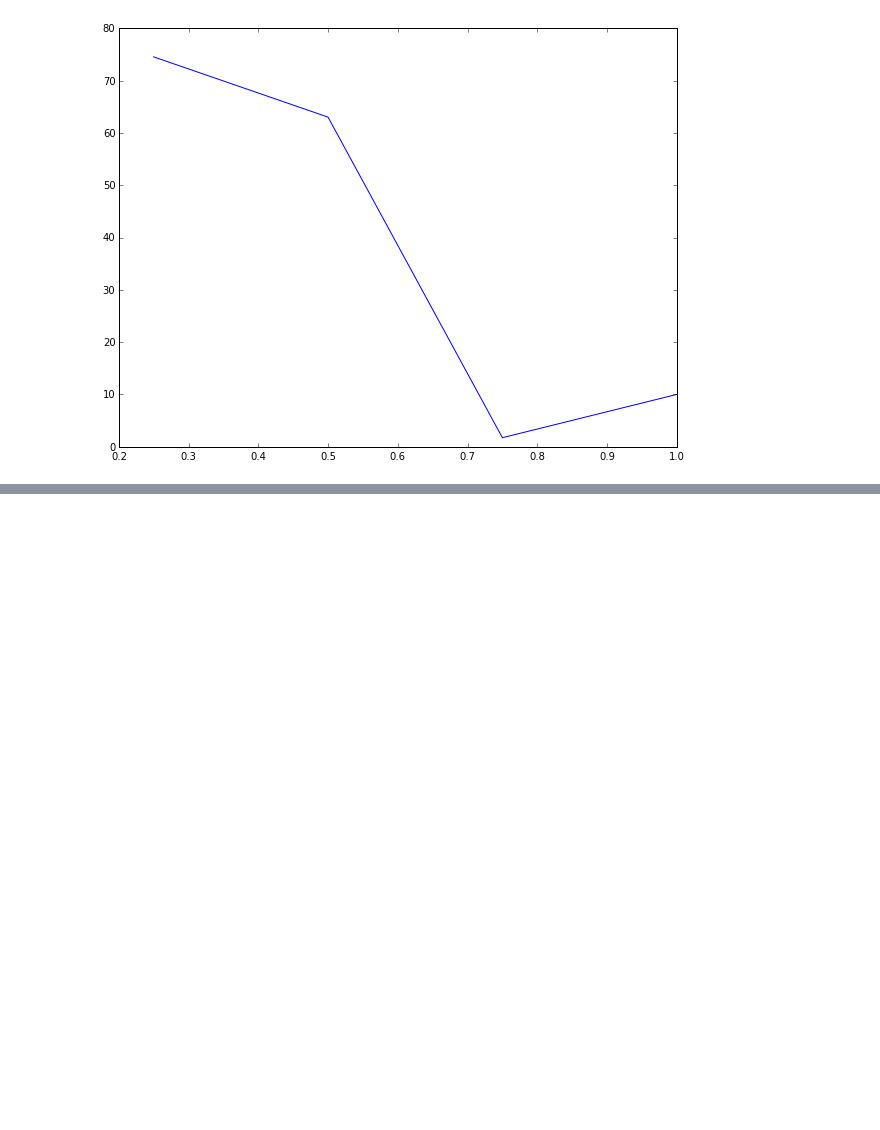
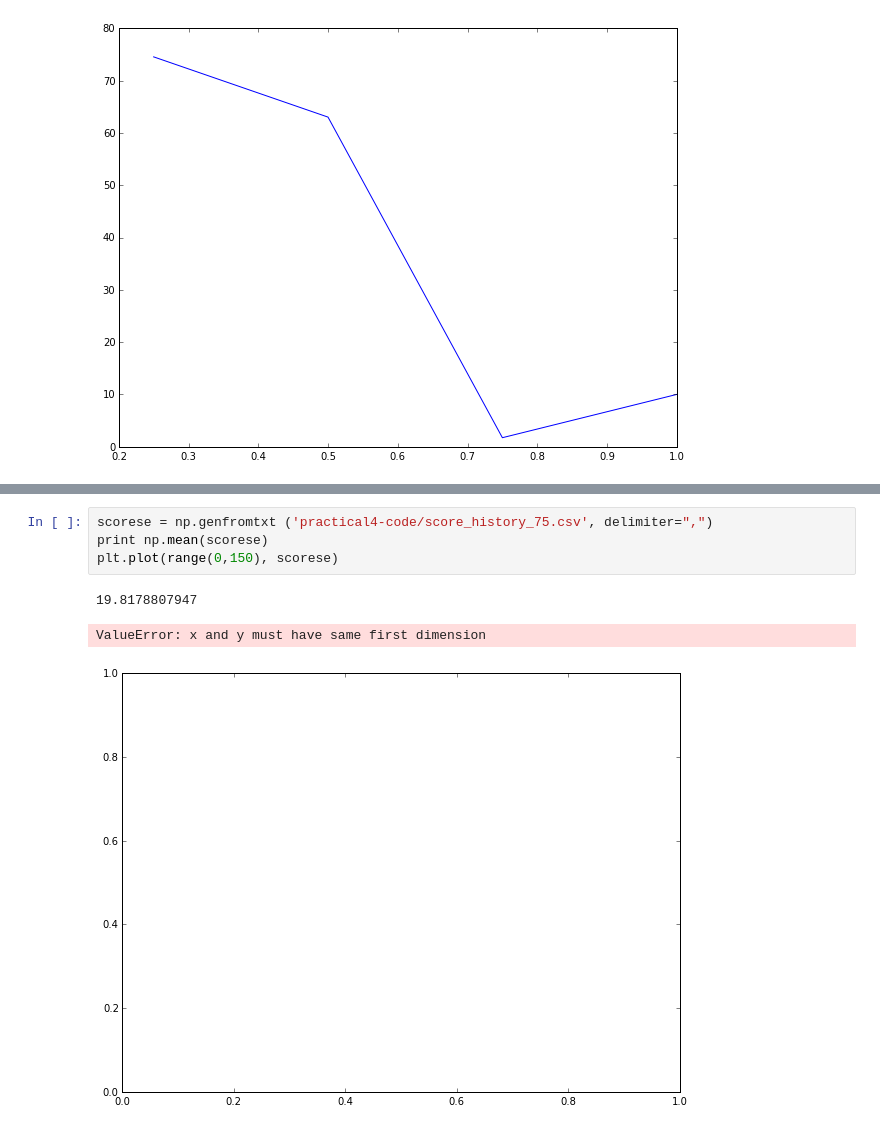
Before and after one commit to georgewu2/cs181-practical4, a Jupyter notebook: practical 4.ipynb, the cells around one changed output, grey strips where cells are left out. Drawn from its saved outputs; the diff is of its cells as text; blank space fills up the shorter version.

```diff
--- a/practical 4.ipynb
+++ b/practical 4.ipynb
@@ -34,0 +64,8 @@ plt.plot([0.25,0.5,0.75,1], [74.54, 63.025, 1.74, 10.013])
+# %%
+scorese = np.genfromtxt ('practical4-code/score_history_75.csv', delimiter=",")
+print np.mean(scorese)
+plt.plot(range(0,150), scorese)
+# %% [output]
+19.8178807947
+ValueError: x and y must have same first dimension
+[figure, added]
```
Also changed, not shown: parts of 4 cells of this notebook, 3 other files.
